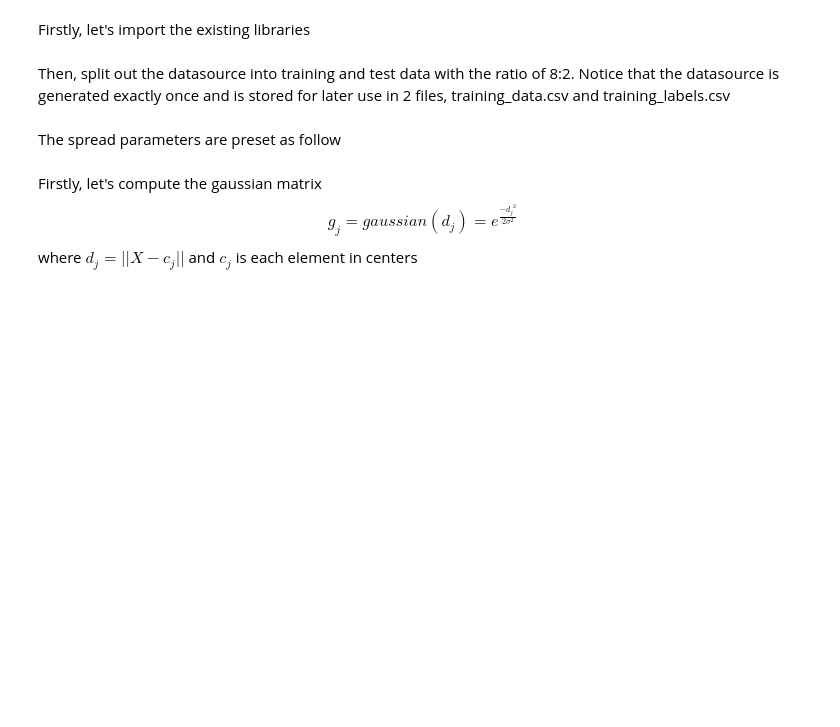
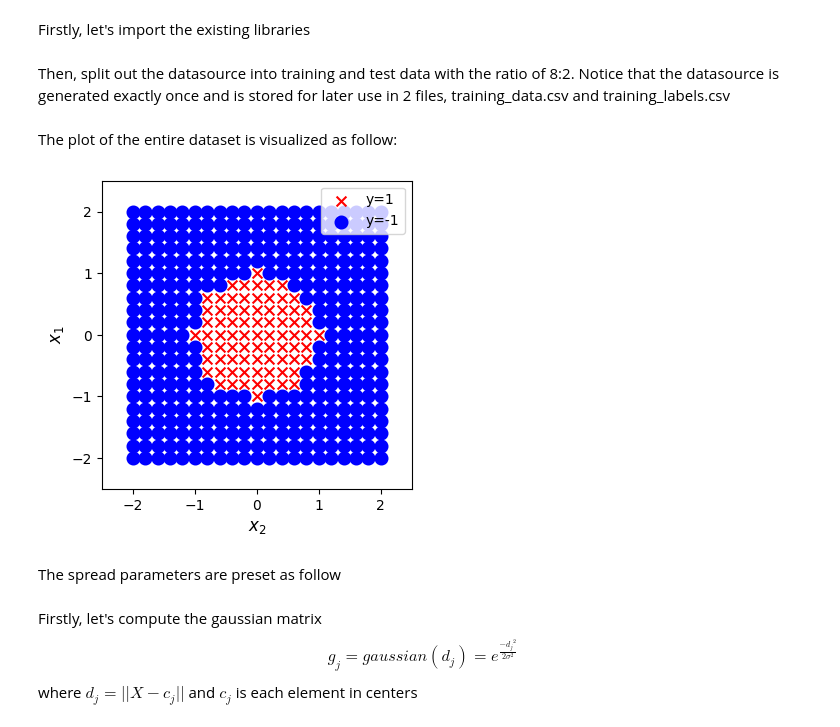
Before and after one commit to ECE657/Assignment2, a Jupyter notebook: Problem2.ipynb, the cells around one changed output. Cells and saved outputs as stored; diff of their text form; code cells hidden in the pictures; blank space fills up the shorter version.

```diff
--- a/Problem2.ipynb
+++ b/Problem2.ipynb
@@ -14,6 +14,17 @@ Then, split out the datasource into training and test data with the ratio of 8:2
 # %%
 X, y = prepare_datasource()
 X_train, X_test, y_train, y_test = train_test_split(X,y, test_size=0.2, shuffle=False)
+# %% [markdown]
+The plot of the entire dataset is visualized as follow:
+# %%
+fig,ax = plt.subplots(1,1,figsize=(4,4))
+plot_data(X, y, ax, s=50)
+ax.axis([-2.5, 2.5, -2.5, 2.5])
+ax.set_ylabel('$x_1$', fontsize=12)
+ax.set_xlabel('$x_2$', fontsize=12)
+plt.show()
+# %% [output]
+[figure, added]
 # %% [markdown]
 The spread parameters are preset as follow
 # %%
```
Also changed, not shown: parts of 13 cells of this notebook, 1 other file.
